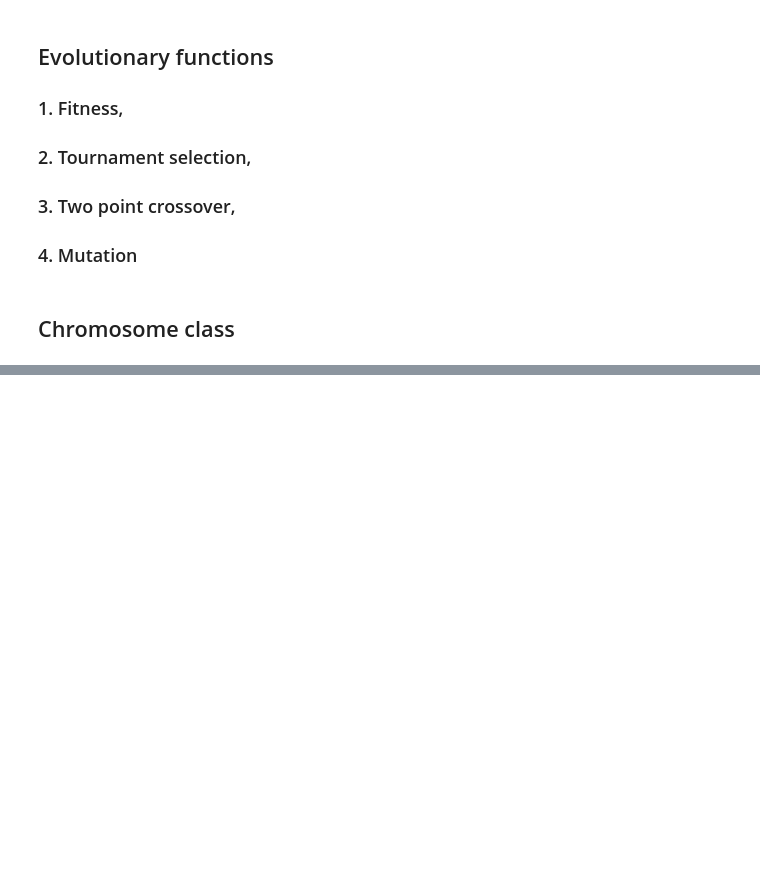
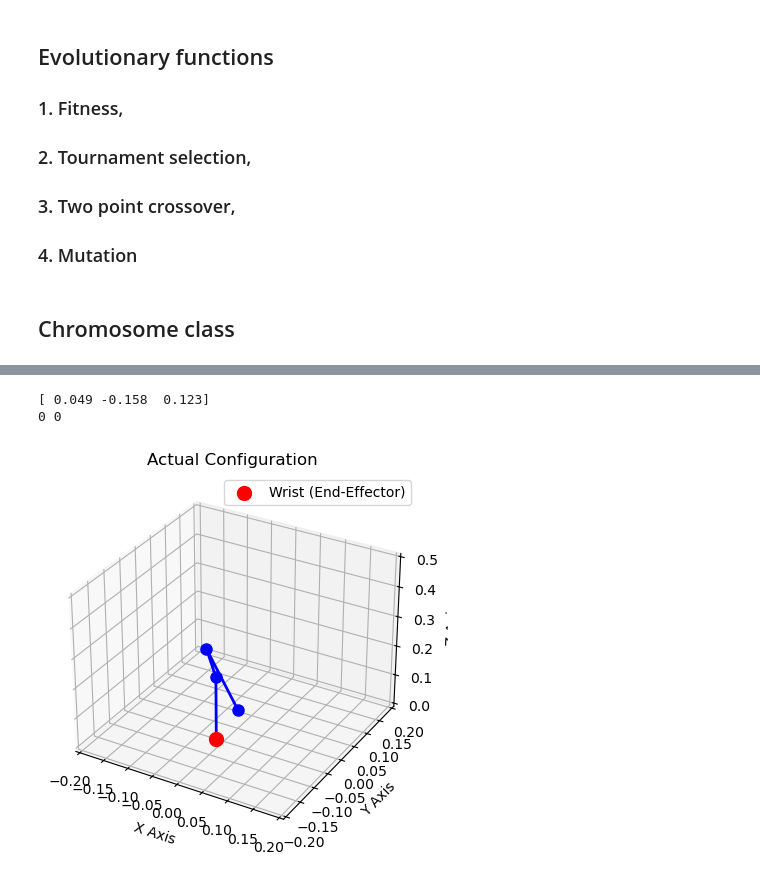
Before and after one commit to hallfisk/Humanoid_Robots_TIF160, a Jupyter notebook: LGP.ipynb, the cells around one changed output, grey strips where cells are left out. Drawn from its saved outputs; the diff is of its cells as text; code cells hidden in the pictures; blank space fills up the shorter version.

```diff
--- a/LGP.ipynb
+++ b/LGP.ipynb
@@ -417,0 +612,51 @@ plot_robot_arm(joint_positions)
+# %%
+
+def plot_individual_robot_arm(joint_positions, title, color='b'):
+    """ Plot the 3D representation of a single robot arm configuration. """
+    fig = plt.figure()
+    ax = fig.add_subplot(111, projection='3d')
+
+    # Unpack joint positions
+    base, shoulder, elbow, wrist = joint_positions
+
+    # Extract x, y, z coordinates for each joint
+    x_vals = [base[0], shoulder[0], elbow[0], wrist[0]]
+    y_vals = [base[1], shoulder[1], elbow[1], wrist[1]]
+    z_vals = [base[2], shoulder[2], elbow[2], wrist[2]]
+    print(base[0], base[0])
+    # Plot arm links between joints
+    ax.plot(x_vals, y_vals, z_vals, marker='o', color=color, markersize=8, linewidth=2)
+
+    # Highlight the wrist (end-effector) position
+    ax.scatter(wrist[0], wrist[1], wrist[2], color='r', s=100, label='Wrist (End-Effector)')
+
+    # Set plot limits and labels
+    ax.set_xlim([-0.2, 0.2])
+    ax.set_ylim([-0.2, 0.2])
+    ax.set_zlim([0, 0.5])
+    ax.set_xlabel("X Axis")
+    ax.set_ylabel("Y Axis")
+    ax.set_zlabel("Z Axis")
+    ax.set_title(title)
+    ax.legend()
+
+    plt.show()
+
+
+# Example joint angles (in degrees)
+theta1 = 0  # Base rotation
+theta2 = 0  # Shoulder angle
+theta3 = 0  # elbow angle
+
+# Get the joint positions for the actual configuration
+joint_positions_actual = forward_kinematics_plotting(theta1, theta2, theta3)
+
+# Compute the actual end-effector position to use as the test point
+_, _, _, wrist_actual = joint_positions_actual
+print(wrist_actual)
+actual_point = wrist_actual[:3]  # Use the end-effector position as the actual point
+plot_individual_robot_arm(joint_positions_actual, title="Actual Configuration", color='b')
+# %% [output]
+[ 0.049 -0.158  0.123]
+0 0
+[figure, added]
```
Also changed, not shown: parts of 10 cells of this notebook.
